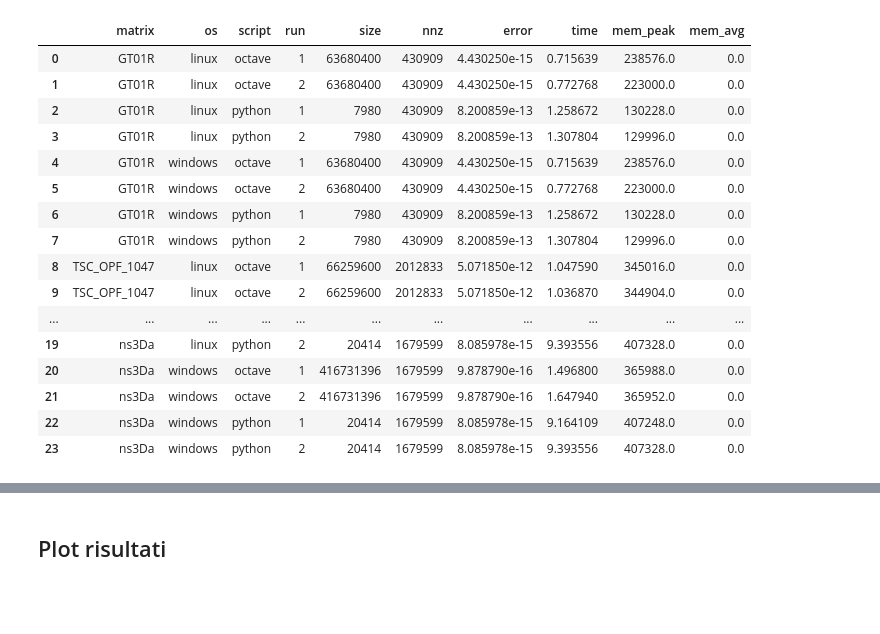
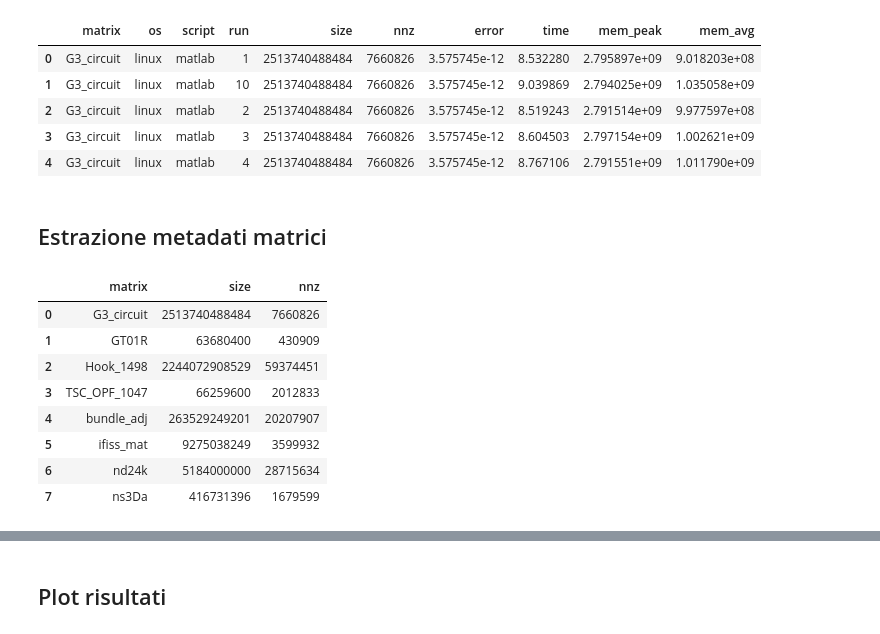
Before and after one commit to AuPath/Progetto-Calcolo-Scientifico, a Jupyter notebook: analysis.ipynb, the cells around one changed output, grey strips where cells are left out. Cells and saved outputs as stored; diff of their text form; code cells hidden in the pictures; blank space fills up the shorter version.

```diff
--- a/analysis.ipynb
+++ b/analysis.ipynb
@@ -6,42 +8,49 @@ import seaborn as sns
 
 sns.set_theme()
 # %%
-OUTPUT_DIR = 'out'
+OUTPUT_DIR = 'out-bak'
 WINDOWS = 'windows'
 LINUX = 'linux'
+CI = 99
 reports = [f for f in os.listdir(OUTPUT_DIR) if isfile(join(OUTPUT_DIR, f)) and f[0] != '.']
 # %%
 HEADER = {'matrix': str, 'os': str, 'script': str, 'run': int,
           'size': int, 'nnz': int, 'error': float, 'time': float,
           'mem_peak': float, 'mem_avg': float}
 data = []
 for report in reports:
     with open(join(OUTPUT_DIR, report), 'r') as f:
         new_line = []
         metadata = report.split('.')[0].split('-')
         new_line += [metadata[1], metadata[0], metadata[2], metadata[3]]
         new_line += f.readline().split(';')
         data.append(new_line)
-df = pd.DataFrame(data=data, columns=HEADER.keys())
-df = df.sort_values(by=["matrix", "os", "script", "run"], ignore_index=True)
-df = df.astype(HEADER)
+df_file = pd.DataFrame(data=data, columns=HEADER.keys())
+df_file = df_file.sort_values(by=["matrix", "os", "script", "run"], ignore_index=True)
+df_file = df_file.astype(HEADER)
 
-df
+df_file.head()
 # %% [output]
 |  | matrix | os | script | run | size | nnz | error | time | mem_peak | mem_avg |
-| 0 | GT01R | linux | octave | 1 | 63680400 | 430909 | 4.430250e-15 | 0.715639 | 238576.0 | 0.0 |
-| 1 | GT01R | linux | octave | 2 | 63680400 | 430909 | 4.430250e-15 | 0.772768 | 223000.0 | 0.0 |
-| 2 | GT01R | linux | python | 1 | 7980 | 430909 | 8.200859e-13 | 1.258672 | 130228.0 | 0.0 |
-| 3 | GT01R | linux | python | 2 | 7980 | 430909 | 8.200859e-13 | 1.307804 | 129996.0 | 0.0 |
-| 4 | GT01R | windows | octave | 1 | 63680400 | 430909 | 4.430250e-15 | 0.715639 | 238576.0 | 0.0 |
-| 5 | GT01R | windows | octave | 2 | 63680400 | 430909 | 4.430250e-15 | 0.772768 | 223000.0 | 0.0 |
-| 6 | GT01R | windows | python | 1 | 7980 | 430909 | 8.200859e-13 | 1.258672 | 130228.0 | 0.0 |
-| 7 | GT01R | windows | python | 2 | 7980 | 430909 | 8.200859e-13 | 1.307804 | 129996.0 | 0.0 |
-| 8 | TSC_OPF_1047 | linux | octave | 1 | 66259600 | 2012833 | 5.071850e-12 | 1.047590 | 345016.0 | 0.0 |
-| 9 | TSC_OPF_1047 | linux | octave | 2 | 66259600 | 2012833 | 5.071850e-12 | 1.036870 | 344904.0 | 0.0 |
-| ... | ... | ... | ... | ... | ... | ... | ... | ... | ... | ... |
-| 19 | ns3Da | linux | python | 2 | 20414 | 1679599 | 8.085978e-15 | 9.393556 | 407328.0 | 0.0 |
-| 20 | ns3Da | windows | octave | 1 | 416731396 | 1679599 | 9.878790e-16 | 1.496800 | 365988.0 | 0.0 |
-| 21 | ns3Da | windows | octave | 2 | 416731396 | 1679599 | 9.878790e-16 | 1.647940 | 365952.0 | 0.0 |
-| 22 | ns3Da | windows | python | 1 | 20414 | 1679599 | 8.085978e-15 | 9.164109 | 407248.0 | 0.0 |
-| 23 | ns3Da | windows | python | 2 | 20414 | 1679599 | 8.085978e-15 | 9.393556 | 407328.0 | 0.0 |
+| 0 | G3_circuit | linux | matlab | 1 | 2513740488484 | 7660826 | 3.575745e-12 | 8.532280 | 2.795897e+09 | 9.018203e+08 |
+| 1 | G3_circuit | linux | matlab | 10 | 2513740488484 | 7660826 | 3.575745e-12 | 9.039869 | 2.794025e+09 | 1.035058e+09 |
+| 2 | G3_circuit | linux | matlab | 2 | 2513740488484 | 7660826 | 3.575745e-12 | 8.519243 | 2.791514e+09 | 9.977597e+08 |
+| 3 | G3_circuit | linux | matlab | 3 | 2513740488484 | 7660826 | 3.575745e-12 | 8.604503 | 2.797154e+09 | 1.002621e+09 |
+| 4 | G3_circuit | linux | matlab | 4 | 2513740488484 | 7660826 | 3.575745e-12 | 8.767106 | 2.791551e+09 | 1.011790e+09 |
+# %% [markdown]
+## Estrazione metadati matrici
+# %%
+df_metadata = df_file.query('run == 1 & script == "matlab" & os == "linux"')
+df_metadata = df_metadata[["matrix", "size", "nnz"]]
+df_metadata = df_metadata.reset_index(drop=True)
+df_metadata
+# %% [output]
+|  | matrix | size | nnz |
+| 0 | G3_circuit | 2513740488484 | 7660826 |
+| 1 | GT01R | 63680400 | 430909 |
+| 2 | Hook_1498 | 2244072908529 | 59374451 |
+| 3 | TSC_OPF_1047 | 66259600 | 2012833 |
+| 4 | bundle_adj | 263529249201 | 20207907 |
+| 5 | ifiss_mat | 9275038249 | 3599932 |
+| 6 | nd24k | 5184000000 | 28715634 |
+| 7 | ns3Da | 416731396 | 1679599 |
```
Also changed, not shown: parts of 10 cells of this notebook.
